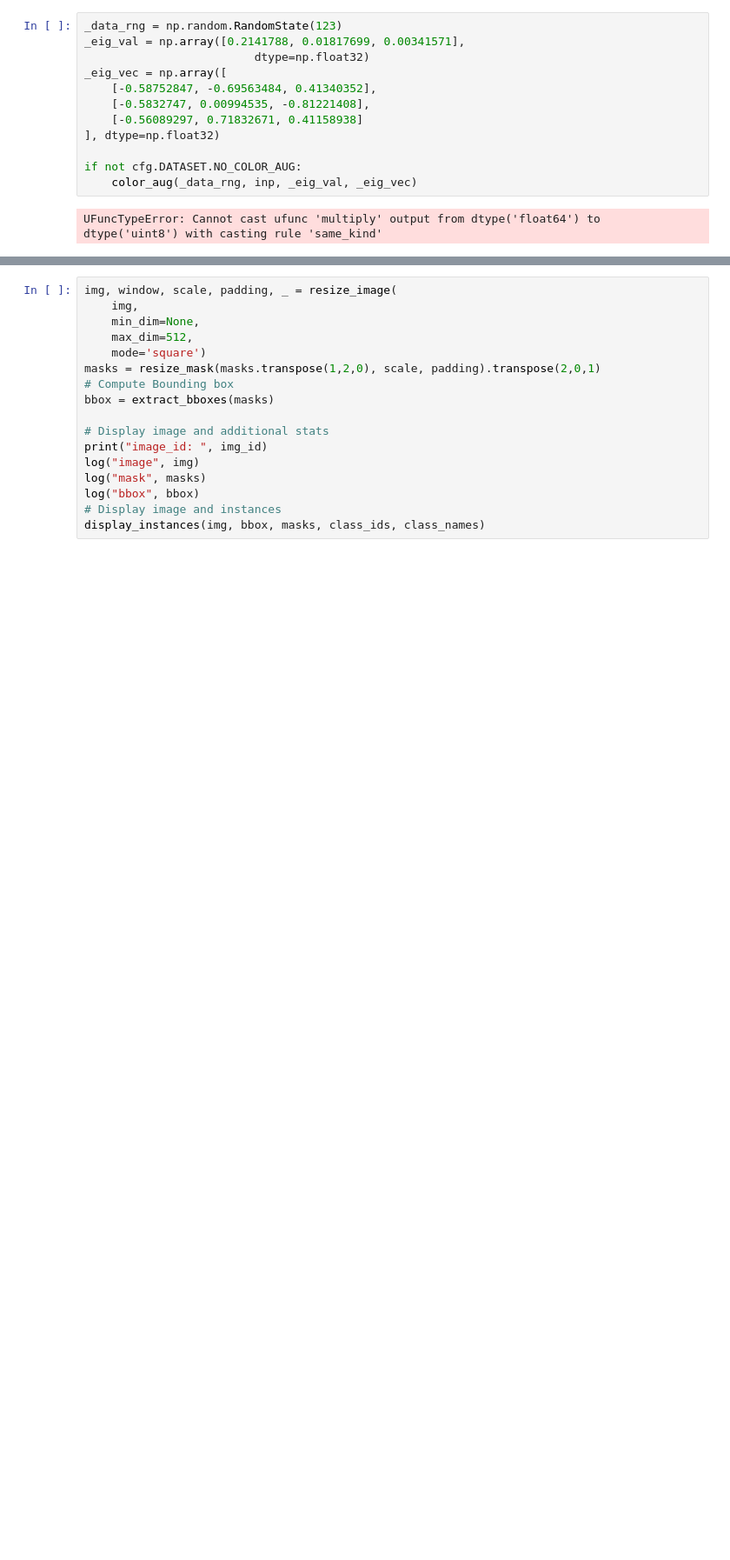
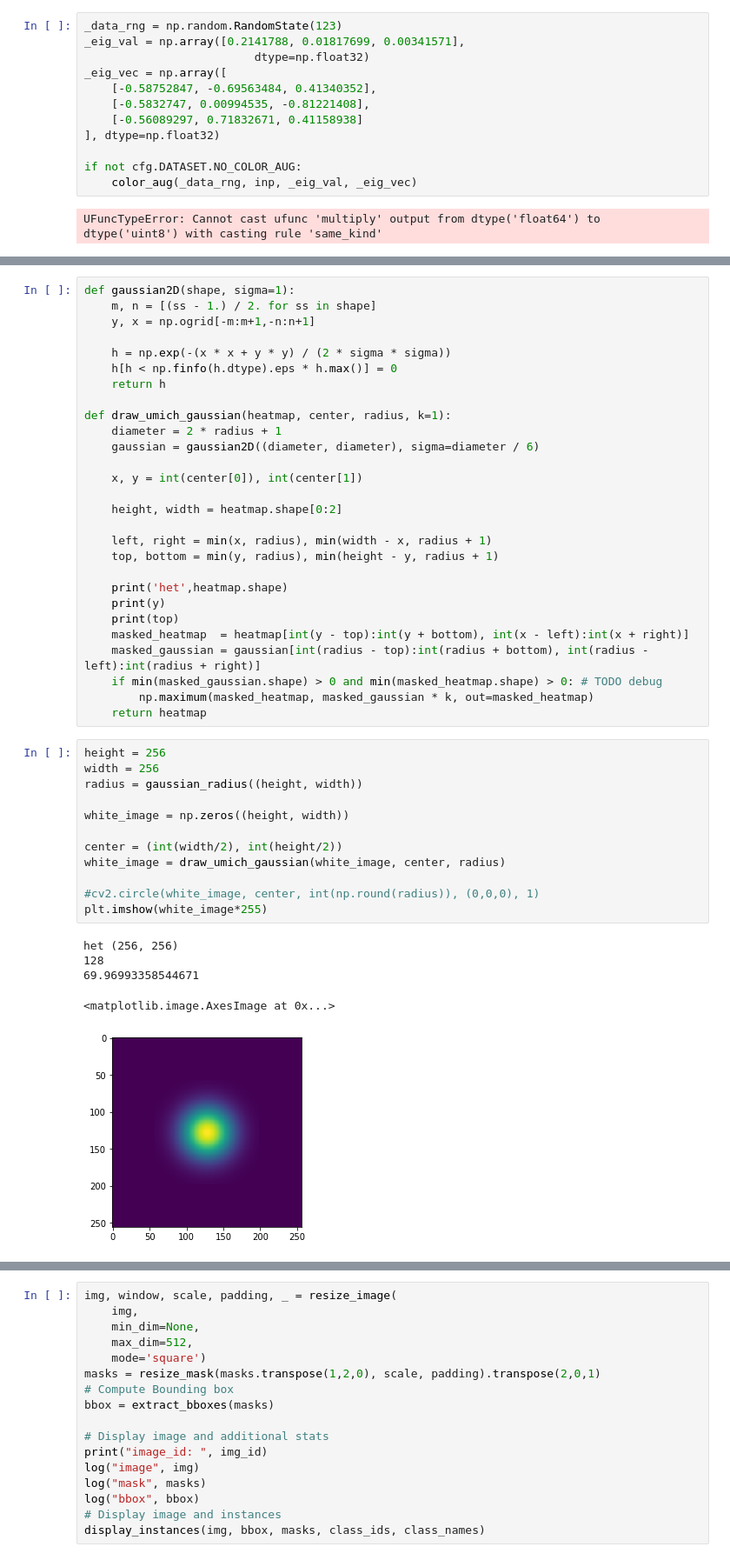
Before and after one commit to tensorboy/centerpose, a Jupyter notebook: samples/inspect_data.ipynb, the cells around one changed output, grey strips where cells are left out. Shown at 87% size. Drawn from its saved outputs; the diff is of its cells as text; blank space fills up the shorter version.

```diff
--- a/samples/inspect_data.ipynb
+++ b/samples/inspect_data.ipynb
@@ -347,0 +370,46 @@ UFuncTypeError: Cannot cast ufunc 'multiply' output from dtype('float64') to dty
+# %%
+def gaussian2D(shape, sigma=1):
+    m, n = [(ss - 1.) / 2. for ss in shape]
+    y, x = np.ogrid[-m:m+1,-n:n+1]
+
+    h = np.exp(-(x * x + y * y) / (2 * sigma * sigma))
+    h[h < np.finfo(h.dtype).eps * h.max()] = 0
+    return h
+
+def draw_umich_gaussian(heatmap, center, radius, k=1):
+    diameter = 2 * radius + 1
+    gaussian = gaussian2D((diameter, diameter), sigma=diameter / 6)
+
+    x, y = int(center[0]), int(center[1])
+
+    height, width = heatmap.shape[0:2]
+
+    left, right = min(x, radius), min(width - x, radius + 1)
+    top, bottom = min(y, radius), min(height - y, radius + 1)
+
+    print('het',heatmap.shape)
+    print(y)
+    print(top)
+    masked_heatmap  = heatmap[int(y - top):int(y + bottom), int(x - left):int(x + right)]
+    masked_gaussian = gaussian[int(radius - top):int(radius + bottom), int(radius - left):int(radius + right)]
+    if min(masked_gaussian.shape) > 0 and min(masked_heatmap.shape) > 0: # TODO debug
+        np.maximum(masked_heatmap, masked_gaussian * k, out=masked_heatmap)
+    return heatmap
+# %%
+height = 256
+width = 256
+radius = gaussian_radius((height, width))
+
+white_image = np.zeros((height, width))
+
+center = (int(width/2), int(height/2))
+white_image = draw_umich_gaussian(white_image, center, radius)
+
+#cv2.circle(white_image, center, int(np.round(radius)), (0,0,0), 1)
+plt.imshow(white_image*255)
+# %% [output]
+het (256, 256)
+128
+69.96993358544671
+<matplotlib.image.AxesImage at 0x...>
+[figure, added]
```
Also changed, not shown: parts of 6 cells of this notebook, 12 other files.
